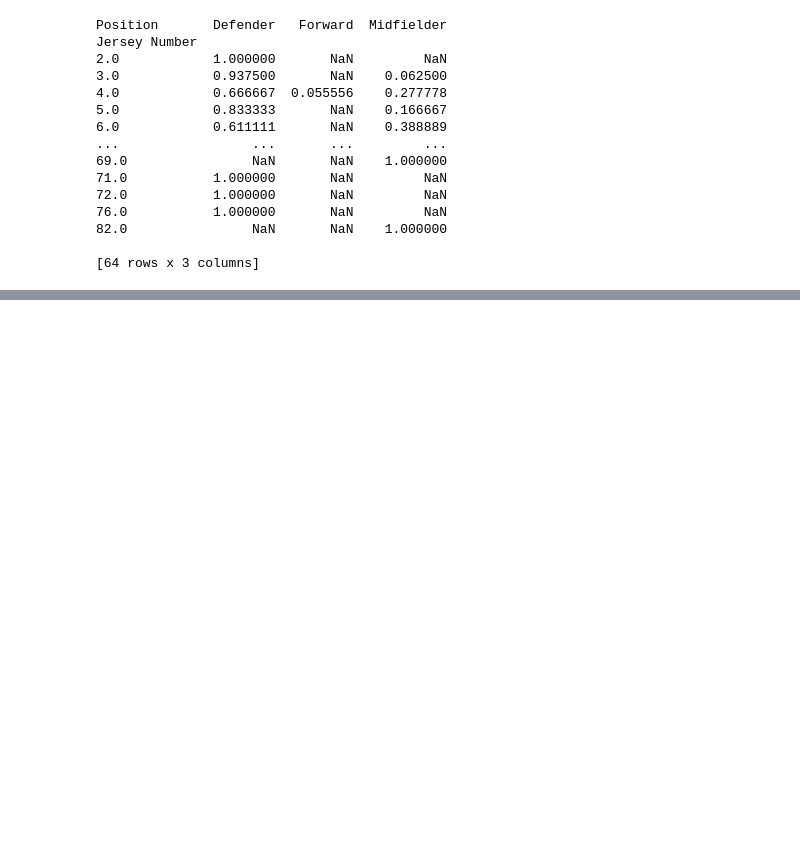
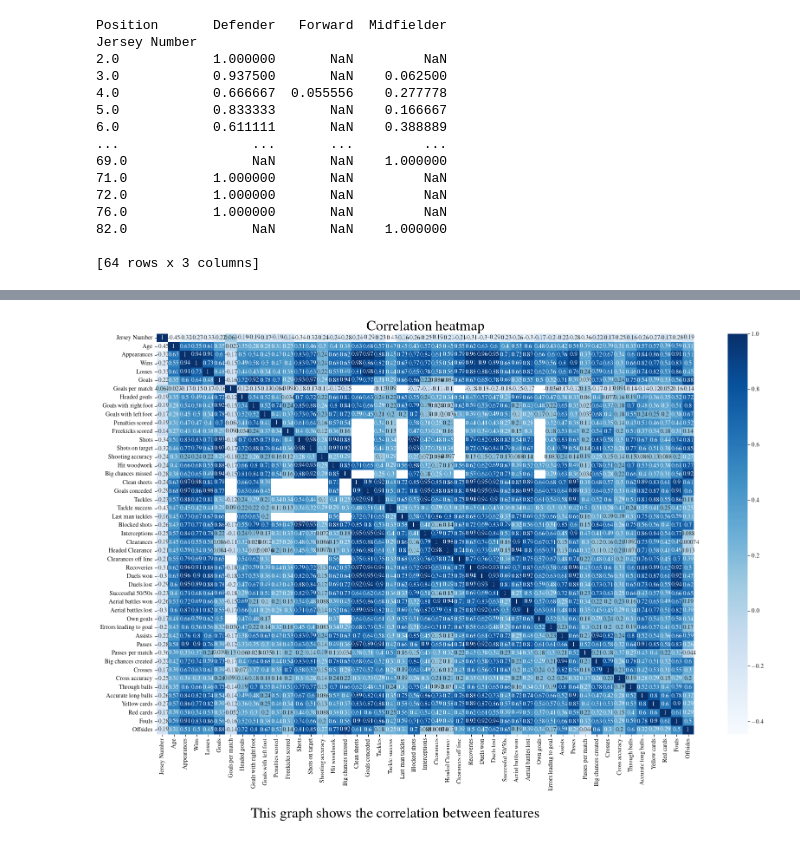
Before and after one commit to Kingsley024/Data_1030_Project, a Jupyter notebook: src/Midterm_Presentation.ipynb, the cells around one changed output, grey strips where cells are left out. Drawn from its saved outputs; the diff is of its cells as text; code cells hidden in the pictures; blank space fills up the shorter version.

```diff
--- a/src/Midterm_Presentation.ipynb
+++ b/src/Midterm_Presentation.ipynb
@@ -246,3 +246,18 @@ plt.show()
+# %%
+import seaborn as sb
+plt.rcParams['figure.figsize'] = [20,12]
+
+corr = df.corr()
+sb.heatmap(corr, cmap="Blues", annot=True)
+plt.title('Correlation heatmap',size=24)
+plt.suptitle('')
+rc('font',**{'family':'serif','serif':['Times']})
+rc('text', usetex=True)
+txt="This graph shows the correlation between features"
+plt.figtext(0.4, -0.05, txt, ha='center',size=24)
+plt.savefig('/Users/kingsley/Desktop/DATA1030/Data_1030_Project/figures/heatmap.png', format='png', bbox_inches="tight", dpi=300)
+# %% [output]
+[figure, added]
 # %%
 #plt.figure(figsize=(1000,1000))
 #plt.rcParams["figure.figsize"] = (10,8)
```
Also changed, not shown: parts of 3 cells of this notebook, 6 other files.
